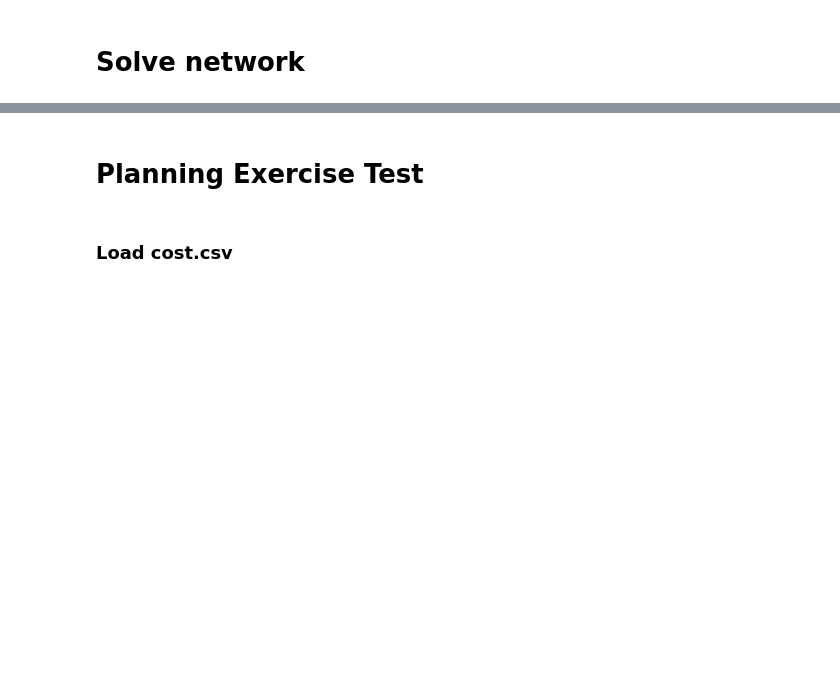
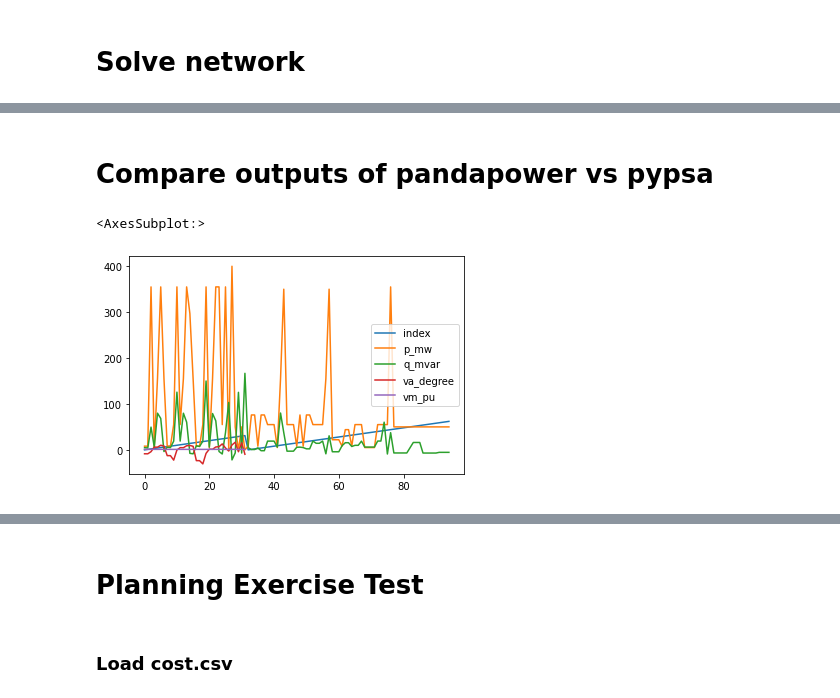
Before and after one commit to G-PST/power-flow-exercise, a Jupyter notebook: example-pypsa/pypsa-test.ipynb, the cells around one changed output, grey strips where cells are left out. Cells and saved outputs as stored; diff of their text form; code cells hidden in the pictures; blank space fills up the shorter version.

```diff
--- a/example-pypsa/pypsa-test.ipynb
+++ b/example-pypsa/pypsa-test.ipynb
@@ -494,0 +398,7 @@ n.loads[["p_set", "q_set"]].sum()
+# %% [markdown]
+# Compare outputs of pandapower vs pypsa
+# %%
+(net.res_gen.append(net.res_sgen)).reset_index().plot()
+# %% [output]
+<AxesSubplot:>
+[figure, added]
```
Also changed, not shown: parts of 29 cells of this notebook.
